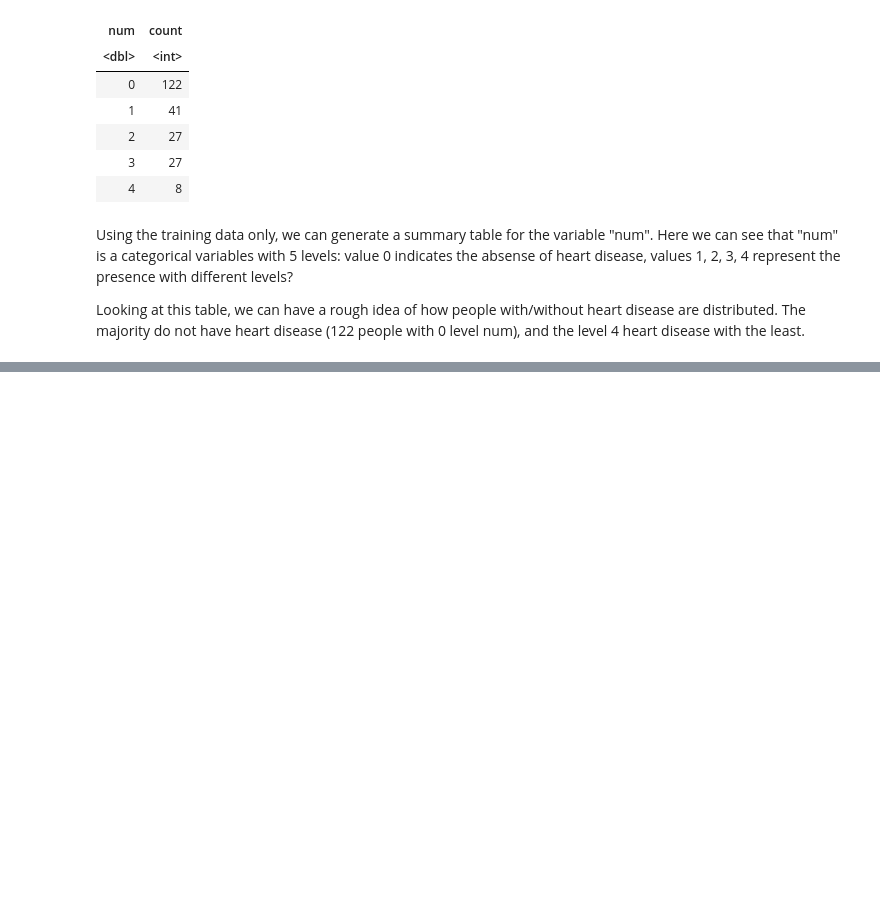
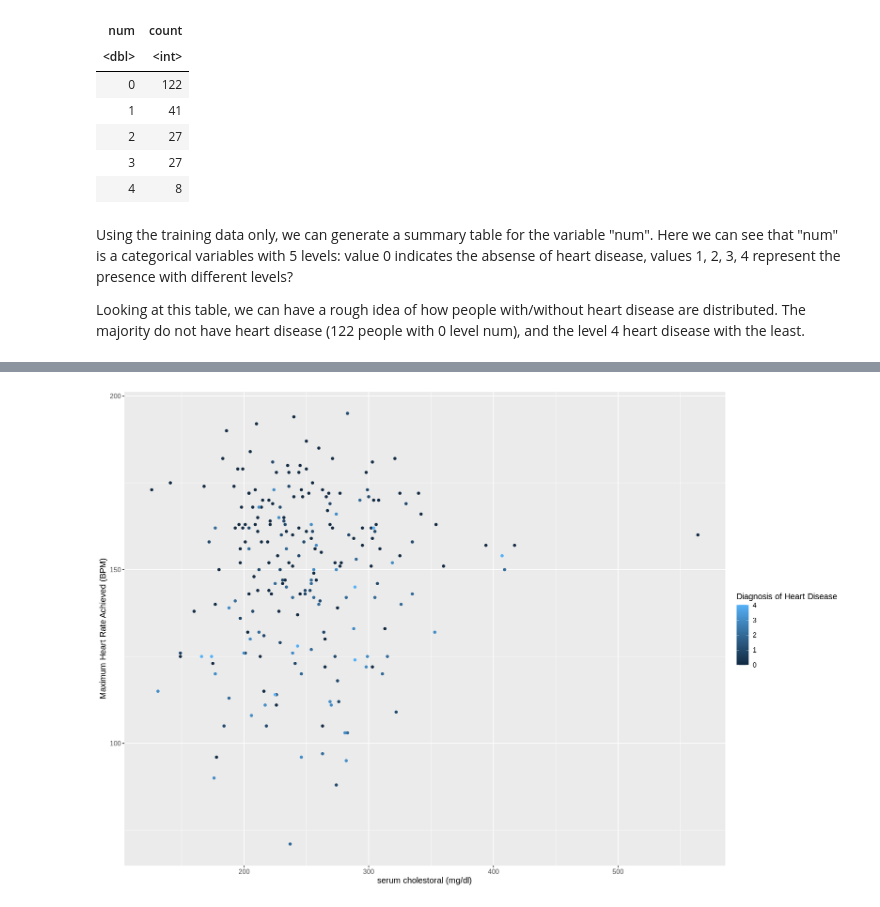
Before and after one commit to Yi-Lin-Wang/Group-32-best-group, a Jupyter notebook: wrangled_data.ipynb, the cells around one changed output, grey strips where cells are left out. Cells and saved outputs as stored; diff of their text form; code cells hidden in the pictures; blank space fills up the shorter version.

```diff
--- a/wrangled_data.ipynb
+++ b/wrangled_data.ipynb
@@ -116,0 +129,10 @@ Looking at this table, we can have a rough idea of how people with/without heart
+# %%
+options(repr.plot.width = 15, repr.plot.height = 10)
+heart_deasease_plot_2 <- heart_disease_training |>
+    ggplot(aes(x = chol, y = thalach, color = num)) +
+    geom_point() +
+    labs(x = "serum cholestoral (mg/dl)", y = "Maximum Heart Rate Achieved (BPM)", color = "Diagnosis of Heart Disease") +
+    theme(text = element_text(size = 12))
+heart_deasease_plot_2
+# %% [output]
+[figure, added]
```
Also changed, not shown: parts of 4 cells of this notebook.
